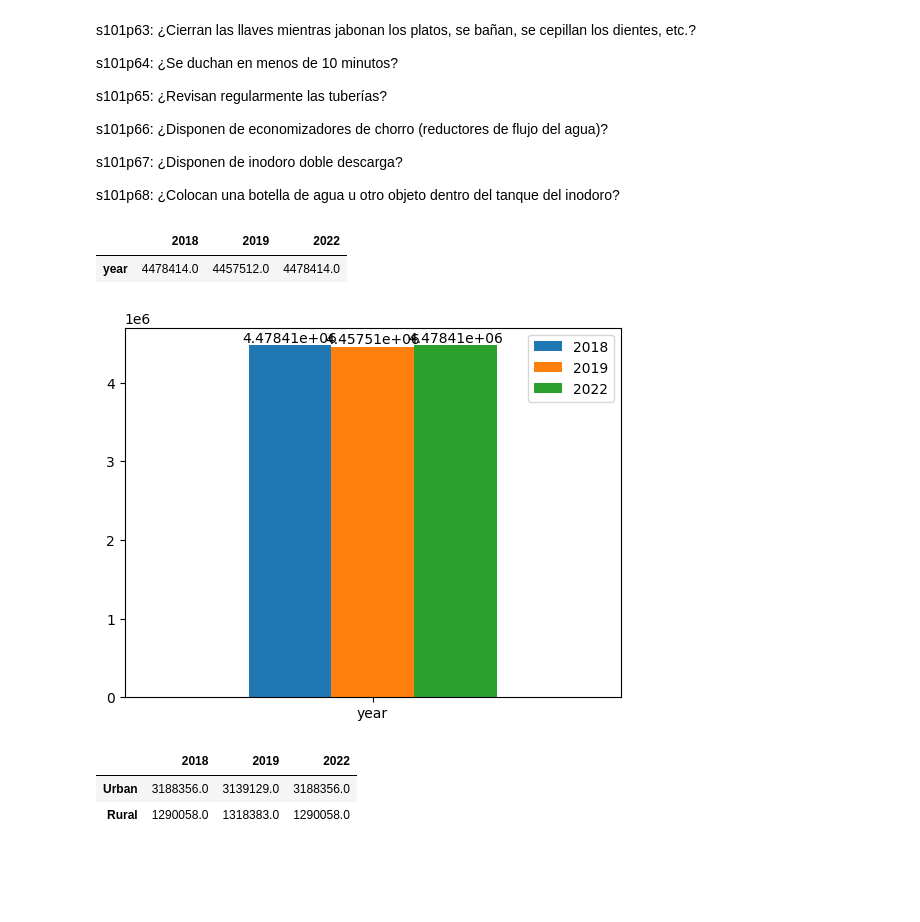
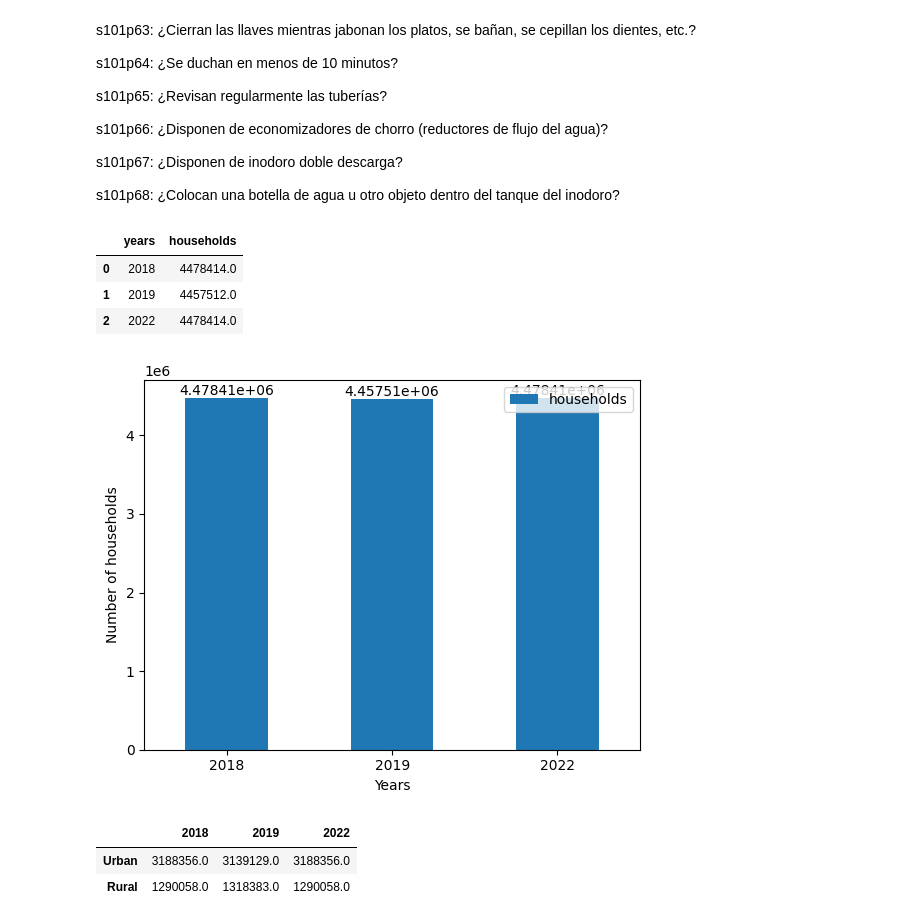
Before and after one commit to pedroaal/ambiental, a Jupyter notebook: main.ipynb, the cells around one changed output. Cells and saved outputs as stored; diff of their text form; code cells hidden in the pictures; blank space fills up the shorter version.

Commit message:
fix national graph

```diff
--- a/main.ipynb
+++ b/main.ipynb
@@ -181,19 +181,15 @@ s101p127: Excretas de animales en espacios públicos
 # %%
 envs_cols = ['s101p121', 's101p122', 's101p123', 's101p124', 's101p125', 's101p126']
 # %%
-res = {
-  2018: [],
-  2019: [],
-  2022: []
-}
+res = []
 
 for year in years:
   db = dbs_2[year]
   db = db.loc[(db['s101p121'] == '1') | (db['s101p122'] == '1') | (db['s101p123'] == '1') | (db['s101p124'] == '1') | (db['s101p125'] == '1') | (db['s101p126'] == '1')]
-  res[year] = [db['fexp4'].sum().round(0)]
+  res.append(db['fexp4'].sum().round(0))
 
-res = pd.DataFrame(res, index=['year'])
-ax = res.plot.bar(rot=0)
+res = pd.DataFrame({'years':years, 'households':res})
+ax = res.plot.bar(x='years', y='households', rot=0, ylabel='Number of households', xlabel='Years')
 for container in ax.containers:
   ax.bar_label(container)
 res
@@ -218,7 +216,7 @@ for year in years:
   res[year] = tmp
 
 res = pd.DataFrame(res, index=['Urban', 'Rural'])
-ax = res.plot.bar(rot=0)
+ax = res.plot.bar(rot=0, ylabel='Number of households', xlabel='Area')
 for container in ax.containers:
   ax.bar_label(container)
 res
@@ -301,19 +299,15 @@ s101p12e: Inorgánicos: E - Tetrapak
 # %%
 waste_cols = ['s101p11', 's101p12a', 's101p12b', 's101p12c', 's101p12d', 's101p12e']
 # %%
-res = {
-  2018: [],
-  2019: [],
-  2022: []
-}
+res = []
 
 for year in years:
   db = dbs[year]
   db = db.loc[(db['s101p11'] == '1') | (db['s101p12a'] == '1') | (db['s101p12b'] == '1') | (db['s101p12c'] == '1') | (db['s101p12d'] == '1') | (db['s101p12e'] == '1')]
-  res[year] = [db['fexp4'].sum().round(0)]
+  res.append(db['fexp4'].sum().round(0))
 
-res = pd.DataFrame(res, index=['year'])
-ax = res.plot.bar(rot=0)
+res = pd.DataFrame({'years':years, 'households':res})
+ax = res.plot.bar(x='years', y='households', rot=0, ylabel='Number of households', xlabel='Years')
 for container in ax.containers:
   ax.bar_label(container)
 res
@@ -425,26 +421,24 @@ s101p68: ¿Colocan una botella de agua u otro objeto dentro del tanque del inodo
 # %%
 water_cols = ['s101p61', 's101p62', 's101p63', 's101p64', 's101p65', 's101p66', 's101p67', 's101p68']
 # %%
-res = {
-  2018: [],
-  2019: [],
-  2022: []
-}
+res = []
 
 for year in years:
   db = dbs[year]
   db = db.loc[(db['s101p61'] == '1') | (db['s101p62'] == '1') | (db['s101p63'] == '1') | (db['s101p64'] == '1') | (db['s101p65'] == '1') | (db['s101p66'] == '1') | (db['s101p67'] == '1') | (db['s101p68'] == '1')]
-  res[year] = [db['fexp4'].sum().round(0)]
+  res.append(db['fexp4'].sum().round(0))
 
-res = pd.DataFrame(res, index=['year'])
-ax = res.plot.bar(rot=0)
+res = pd.DataFrame({'years':years, 'households':res})
+ax = res.plot.bar(x='years', y='households', rot=0, ylabel='Number of households', xlabel='Years')
 for container in ax.containers:
   ax.bar_label(container)
 res
 # %% [output]
-|  | 2018 | 2019 | 2022 |
-| year | 4478414.0 | 4457512.0 | 4478414.0 |
+|  | years | households |
+| 0 | 2018 | 4478414.0 |
+| 1 | 2019 | 4457512.0 |
+| 2 | 2022 | 4478414.0 |
-[figure, old version]
+[figure, new version]
 # %%
 res = {
   2018: [],
```
Also changed, not shown: parts of 4 cells of this notebook.
